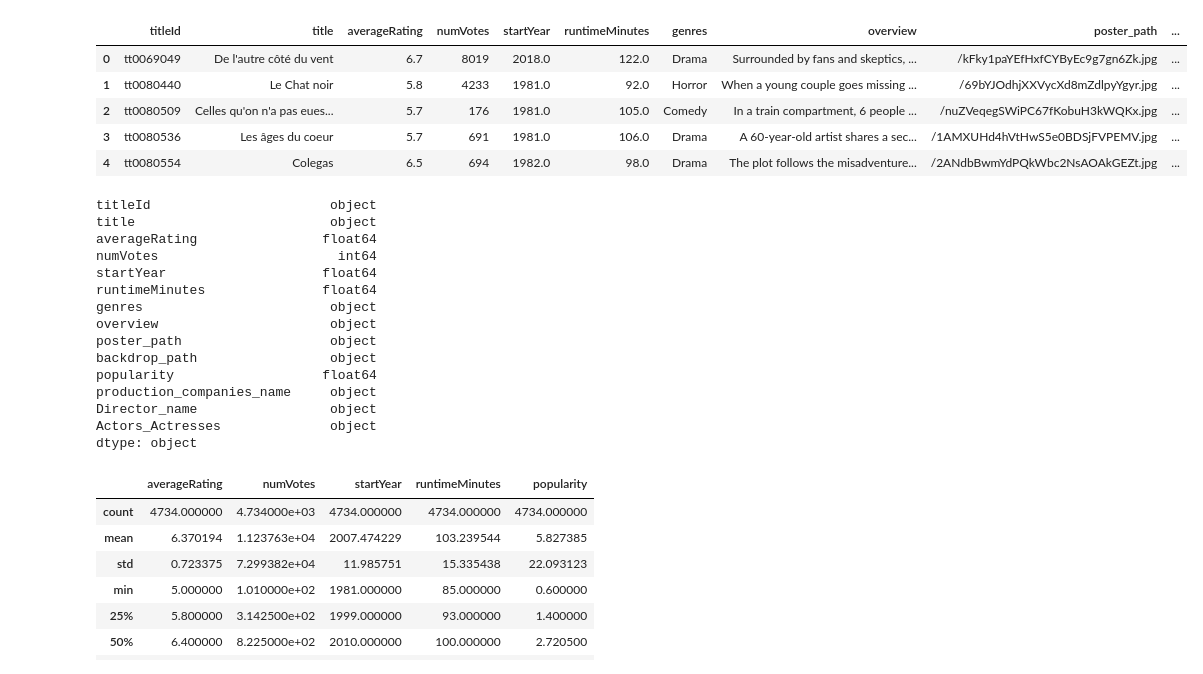
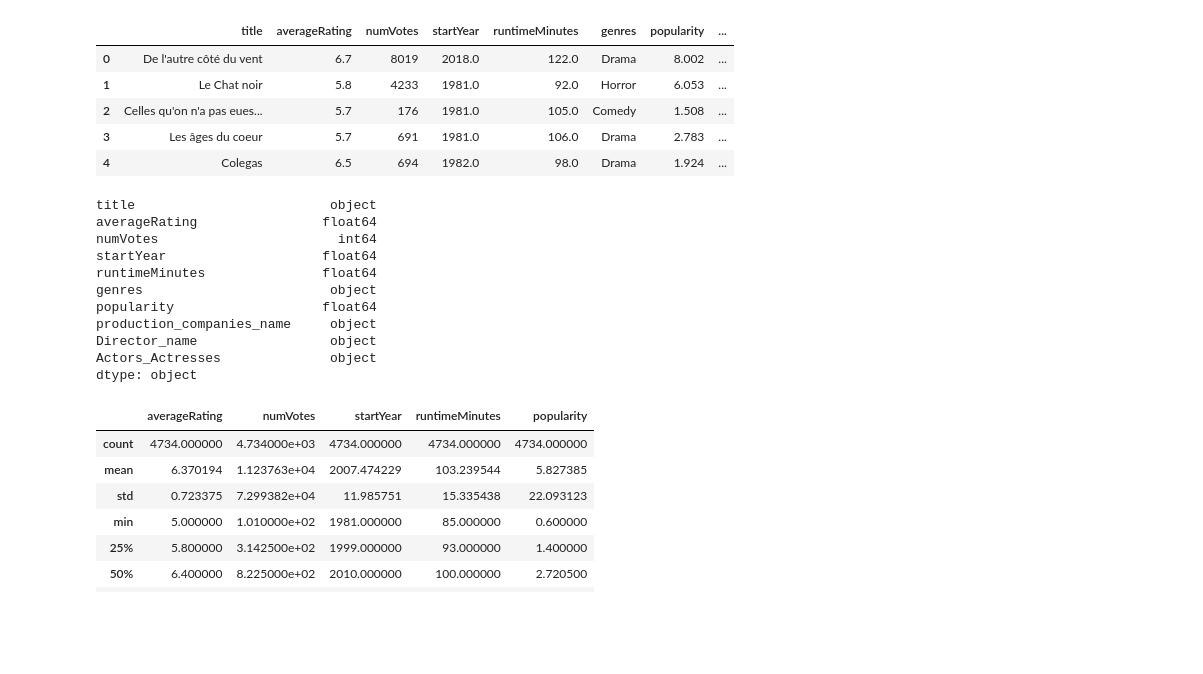
Before and after one commit to Patrick-NII/Projet-Data-IA, a Jupyter notebook: Merged_all_tables/merged_all_tables.ipynb, the cells around one changed output. Saved outputs shown, nothing was run; the diff lists cells and outputs as text; code cells hidden in the pictures; blank space fills up the shorter version.

Commit message:
Suppression de colonnes inutiles pour l'analyse

```diff
--- a/Merged_all_tables/merged_all_tables.ipynb
+++ b/Merged_all_tables/merged_all_tables.ipynb
@@ -23,36 +23,35 @@ df_merged = pd.read_csv('D:\\Projo\\Projet-Data-IA\\Merged_all_tables\\merged_al
 # %%
 def clean_actors_list(actors_list):
     # Convertir la liste en un ensemble pour supprimer les doublons, puis trier
     unique_actors = sorted(set(actors_list))
     # Convertir l'ensemble trié en une chaîne de caractères séparée par des virgules
     cleaned_list = ', '.join(unique_actors)
     return cleaned_list
 
 # Appliquer la fonction à chaque élément de la colonne "Actors_Actresses"
 df_merged['Actors_Actresses'] = df_merged['Actors_Actresses'].apply(eval).apply(clean_actors_list)
 df_merged['production_companies_name'] = df_merged['production_companies_name'].apply(eval).apply(clean_actors_list)
 
+# Suppression des colonnes inutiles pour l'analyse
+df_merged.drop(columns=['titleId','overview', 'poster_path', 'backdrop_path'], inplace=True)
+
 df_merged.head(5)
 # %% [output]
-|  | titleId | title | averageRating | numVotes | startYear | runtimeMinutes | genres | overview | poster_path | ... |
-| 0 | tt0069049 | De l'autre côté du vent | 6.7 | 8019 | 2018.0 | 122.0 | Drama | Surrounded by fans and skeptics, ... | /kFky1paYEfHxfCYByEc9g7gn6Zk.jpg | ... |
-| 1 | tt0080440 | Le Chat noir | 5.8 | 4233 | 1981.0 | 92.0 | Horror | When a young couple goes missing ... | /69bYJOdhjXXVycXd8mZdlpyYgyr.jpg | ... |
-| 2 | tt0080509 | Celles qu'on n'a pas eues... | 5.7 | 176 | 1981.0 | 105.0 | Comedy | In a train compartment, 6 people ... | /nuZVeqegSWiPC67fKobuH3kWQKx.jpg | ... |
-| 3 | tt0080536 | Les âges du coeur | 5.7 | 691 | 1981.0 | 106.0 | Drama | A 60-year-old artist shares a sec... | /1AMXUHd4hVtHwS5e0BDSjFVPEMV.jpg | ... |
-| 4 | tt0080554 | Colegas | 6.5 | 694 | 1982.0 | 98.0 | Drama | The plot follows the misadventure... | /2ANdbBwmYdPQkWbc2NsAOAkGEZt.jpg | ... |
+|  | title | averageRating | numVotes | startYear | runtimeMinutes | genres | popularity | ... |
+| 0 | De l'autre côté du vent | 6.7 | 8019 | 2018.0 | 122.0 | Drama | 8.002 | ... |
+| 1 | Le Chat noir | 5.8 | 4233 | 1981.0 | 92.0 | Horror | 6.053 | ... |
+| 2 | Celles qu'on n'a pas eues... | 5.7 | 176 | 1981.0 | 105.0 | Comedy | 1.508 | ... |
+| 3 | Les âges du coeur | 5.7 | 691 | 1981.0 | 106.0 | Drama | 2.783 | ... |
+| 4 | Colegas | 6.5 | 694 | 1982.0 | 98.0 | Drama | 1.924 | ... |
 # %%
 df_merged.dtypes
 # %% [output]
-titleId                       object
 title                         object
 averageRating                float64
 numVotes                       int64
 startYear                    float64
 runtimeMinutes               float64
 genres                        object
-overview                      object
-poster_path                   object
-backdrop_path                 object
 popularity                   float64
 production_companies_name     object
 Director_name                 object
```
Also changed, not shown: parts of 2 cells of this notebook.
